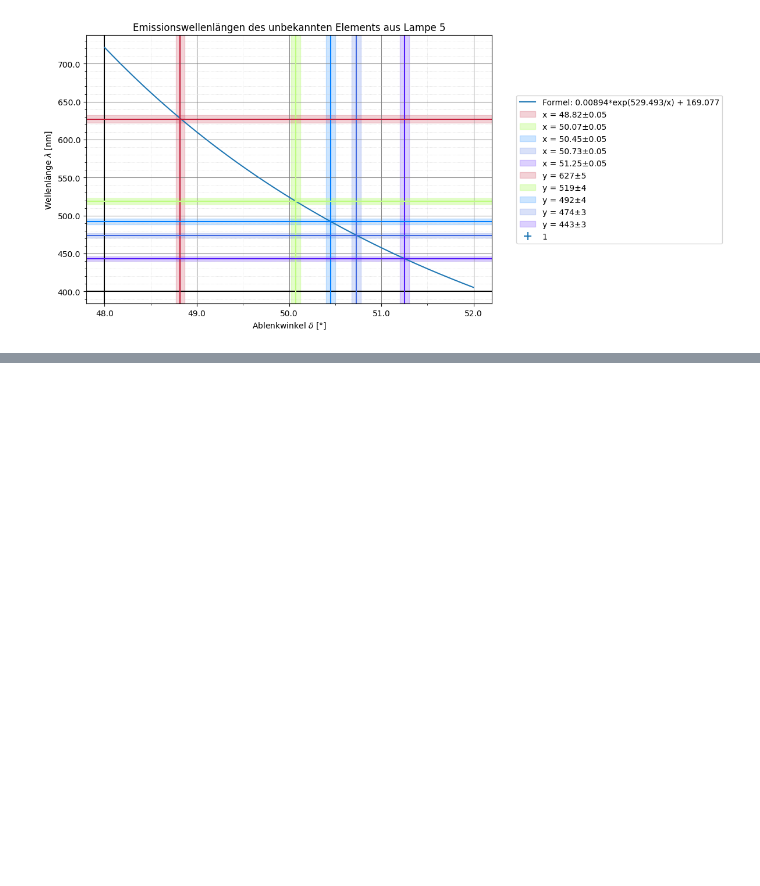
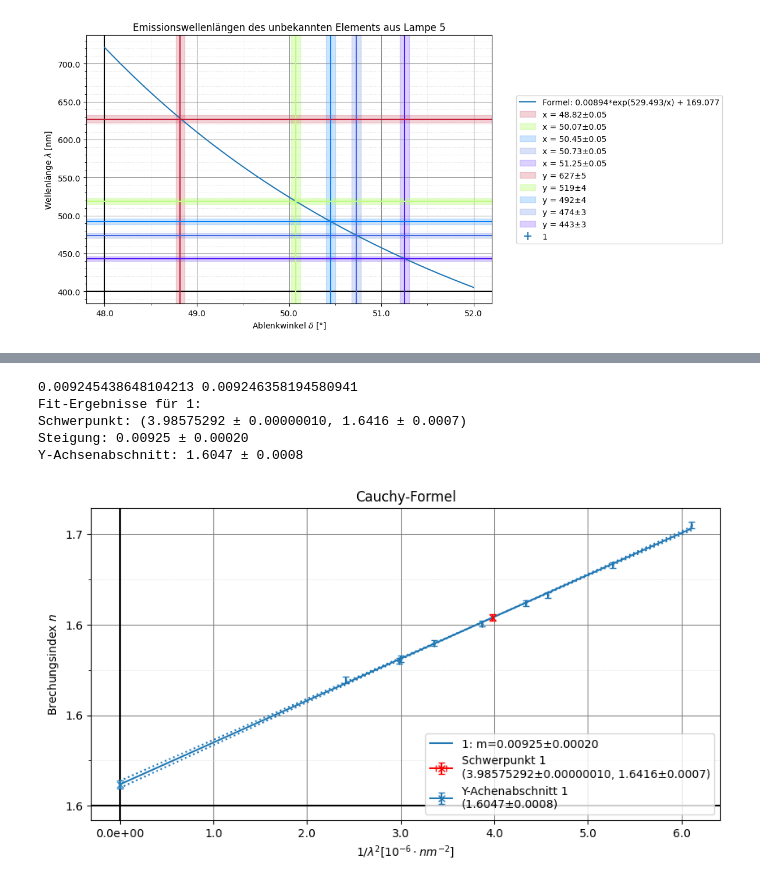
Before and after one commit to Patrixon0/data-analysis-plotting-tool, a Jupyter notebook: P3/Jannis_Dejan/366/366_main.ipynb, the cells around one changed output, grey strips where cells are left out. Saved outputs shown, nothing was run; the diff lists cells and outputs as text; code cells hidden in the pictures; blank space fills up the shorter version.

```diff
--- a/P3/Jannis_Dejan/366/366_main.ipynb
+++ b/P3/Jannis_Dejan/366/366_main.ipynb
@@ -238,0 +292,12 @@ geraden_fit('d_inv_plot.csv', config, plot_formula=True, length=9, height=6,
+# %%
+geraden_fit('e_werte_plot.csv', title='Cauchy-Formel', x_label=r'$1/\lambda^2 [10^{-6} \cdot nm^{-2}]$', y_label=r'Brechungsindex $n$', plot_formula=False,
+			save=True, linear_fit=True, focus_point=True, plot_y_inter=True, legendlocation='lower right', y_decimal_places=3, x_axis=1.6, #x_axis=400,
+			y_major_ticks=0.02, y_minor_ticks=0.01#, x_major_ticks=1, x_minor_ticks=0.5
+			)
+# %% [output]
+0.009245438648104213 0.009246358194580941
+Fit-Ergebnisse für 1:
+Schwerpunkt: (3.98575292 ± 0.00000010, 1.6416 ± 0.0007)
+Steigung: 0.00925 ± 0.00020
+Y-Achsenabschnitt: 1.6047 ± 0.0008
+[figure, added]
```
Also changed, not shown: parts of 7 cells of this notebook, 3 other files.
